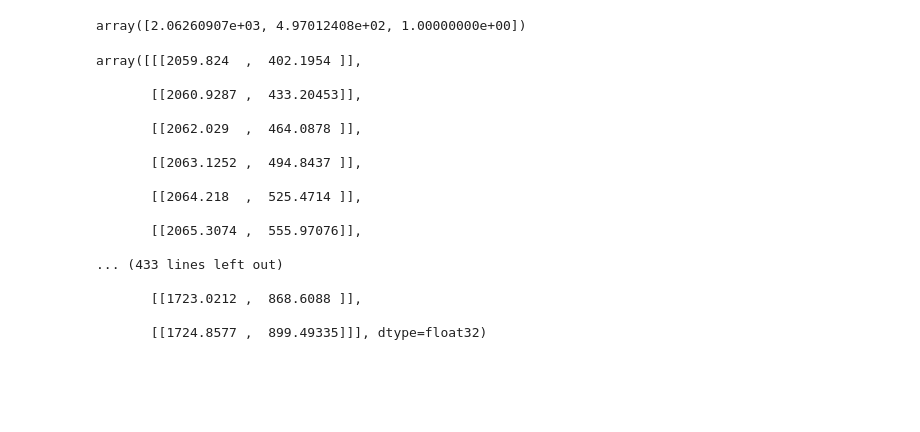
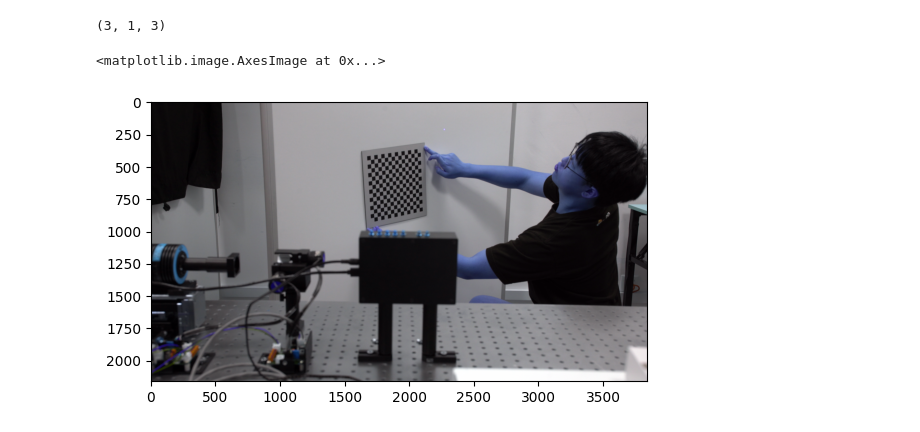
Before and after one commit to wangzh1/SPAD_Array_Calibration, a Jupyter notebook: temp.ipynb, the cells around one changed output. Saved outputs shown, nothing was run; the diff lists cells and outputs as text; code cells hidden in the pictures; blank space fills up the shorter version.

```diff
--- a/temp.ipynb
+++ b/temp.ipynb
@@ -97,25 +105,12 @@ projected_img_points, _ = cv2.projectPoints(np.array(objpoints), rvecs[0], tvecs
 # %%
 # img_to_world(imgpoints_squeezed, rvecs, tvecs, camera_matrix)
-world_to_img(objpoints_squeezed, rvecs, tvecs, camera_matrix)[:, 3]
+img_coords_inferred = world_to_img(objpoints_squeezed, rvecs, tvecs, camera_matrix)
-# %% [output]
-array([2.06260907e+03, 4.97012408e+02, 1.00000000e+00])
-# %%
-projected_img_points
-# %% [output]
-array([[[2059.824  ,  402.1954 ]],
-
-       [[2060.9287 ,  433.20453]],
-
-       [[2062.029  ,  464.0878 ]],
-
-       [[2063.1252 ,  494.8437 ]],
-
-       [[2064.218  ,  525.4714 ]],
-
-       [[2065.3074 ,  555.97076]],
-
-... (433 lines left out)
-
-       [[1723.0212 ,  868.6088 ]],
-
-       [[1724.8577 ,  899.49335]]], dtype=float32)
+# %%
+R[:, None].shape
+# %% [output]
+(3, 1, 3)
+# %%
+plt.imshow(img)
+# %% [output]
+<matplotlib.image.AxesImage at 0x...>
+[figure, added]
```
Also changed, not shown: parts of 11 cells of this notebook, 23 other files.
